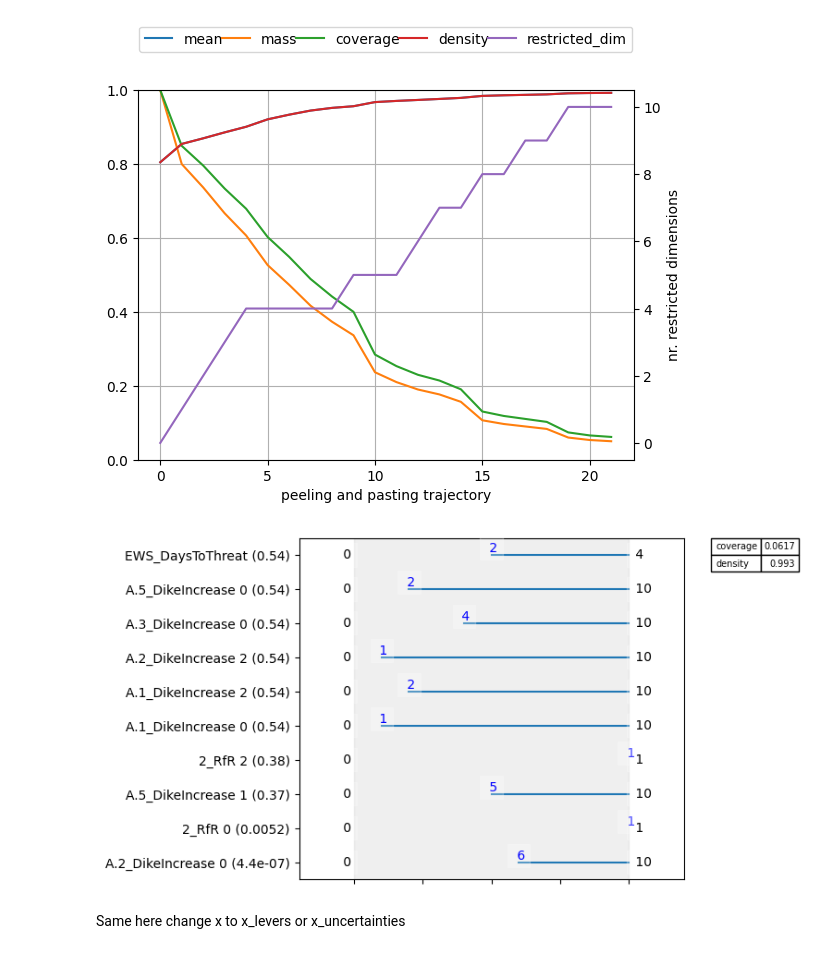
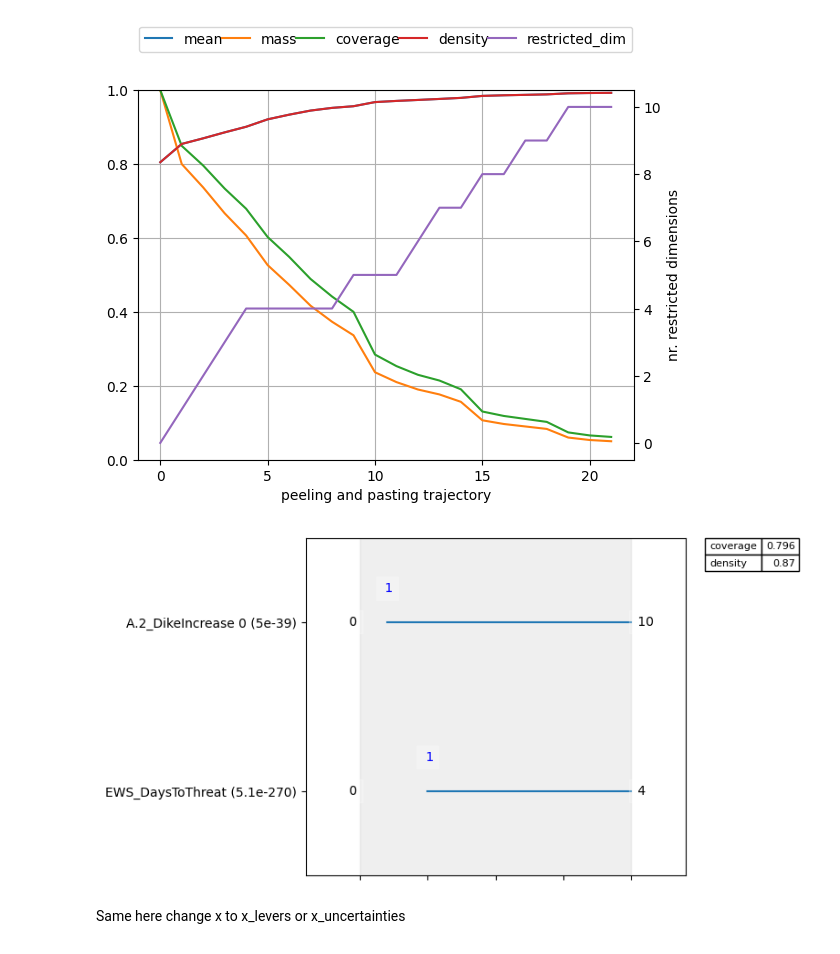
Before and after one commit to pkastelein/EPA141A, a Jupyter notebook: final assignment/Analysis_of_LH_data.ipynb, the cells around one changed output. Saved outputs shown, nothing was run; the diff lists cells and outputs as text; code cells hidden in the pictures.

```diff
--- a/final assignment/Analysis_of_LH_data.ipynb
+++ b/final assignment/Analysis_of_LH_data.ipynb
@@ -100,10 +100,11 @@ plt.show()
 # %% [output]
 [figure]
 # %%
-box.inspect(style='graph')
+point = 2
+box.inspect(point, style='graph')
 plt.show()
 # %% [output]
-[figure, old version]
+[figure, new version]
 # %% [markdown]
 Same here change x to x_levers or x_uncertainties
 # %%
```
Also changed, not shown: 1 other file.
